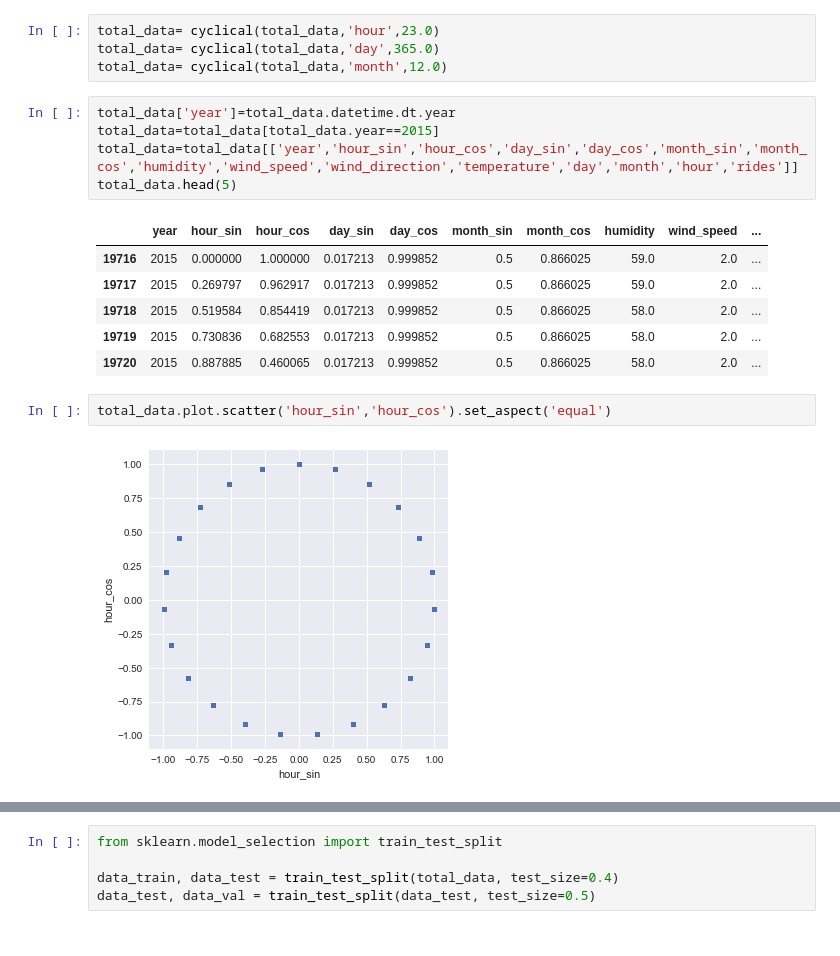
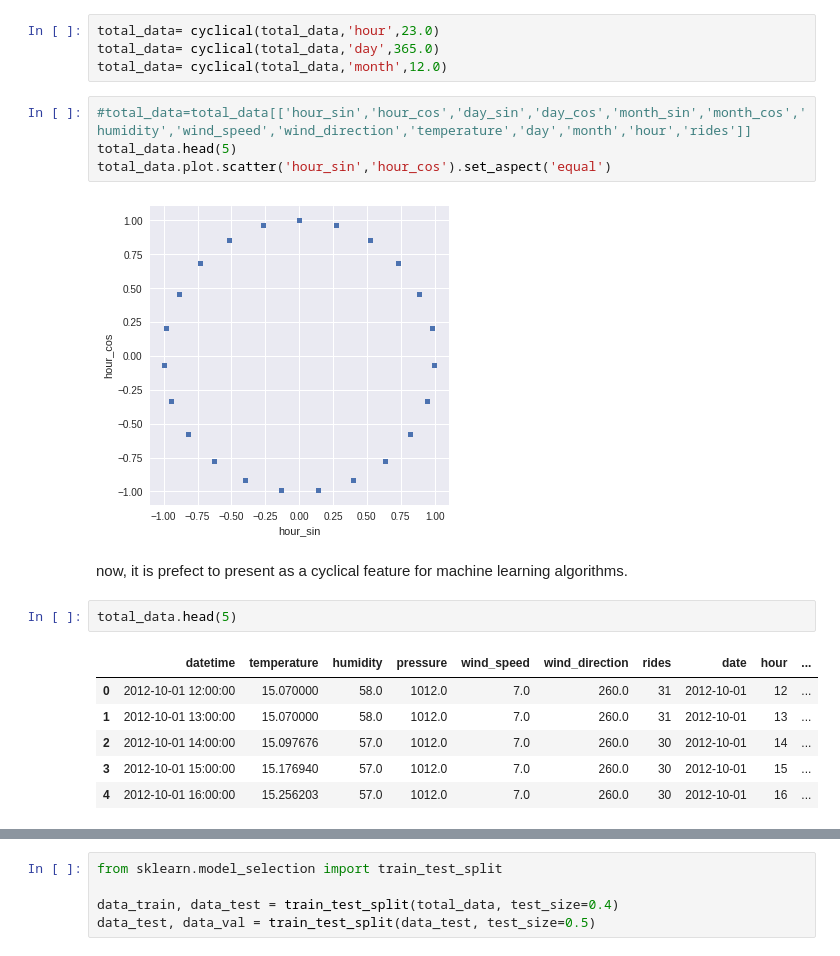
Before and after one commit to Negah20/CEBD1260-ANALITICAL, a Jupyter notebook: project/code/data-cleaning-weather-par2.ipynb, the cells around one changed output, grey strips where cells are left out. Drawn from its saved outputs; the diff is of its cells as text.

```diff
--- a/project/code/data-cleaning-weather-par2.ipynb
+++ b/project/code/data-cleaning-weather-par2.ipynb
@@ -273,18 +267,19 @@ total_data= cyclical(total_data,'hour',23.0)
 total_data= cyclical(total_data,'day',365.0)
 total_data= cyclical(total_data,'month',12.0)
 # %%
-total_data['year']=total_data.datetime.dt.year
-total_data=total_data[total_data.year==2015]
-total_data=total_data[['year','hour_sin','hour_cos','day_sin','day_cos','month_sin','month_cos','humidity','wind_speed','wind_direction','temperature','day','month','hour','rides']]
+#total_data=total_data[['hour_sin','hour_cos','day_sin','day_cos','month_sin','month_cos','humidity','wind_speed','wind_direction','temperature','day','month','hour','rides']]
 total_data.head(5)
+total_data.plot.scatter('hour_sin','hour_cos').set_aspect('equal')
 # %% [output]
-|  | year | hour_sin | hour_cos | day_sin | day_cos | month_sin | month_cos | humidity | wind_speed | ... |
-| 19716 | 2015 | 0.000000 | 1.000000 | 0.017213 | 0.999852 | 0.5 | 0.866025 | 59.0 | 2.0 | ... |
-| 19717 | 2015 | 0.269797 | 0.962917 | 0.017213 | 0.999852 | 0.5 | 0.866025 | 59.0 | 2.0 | ... |
-| 19718 | 2015 | 0.519584 | 0.854419 | 0.017213 | 0.999852 | 0.5 | 0.866025 | 58.0 | 2.0 | ... |
-| 19719 | 2015 | 0.730836 | 0.682553 | 0.017213 | 0.999852 | 0.5 | 0.866025 | 58.0 | 2.0 | ... |
-| 19720 | 2015 | 0.887885 | 0.460065 | 0.017213 | 0.999852 | 0.5 | 0.866025 | 58.0 | 2.0 | ... |
+[figure, added]
-# %%
-total_data.plot.scatter('hour_sin','hour_cos').set_aspect('equal')
-# %% [output]
-[figure, removed]
+# %% [markdown]
+now, it is prefect to present as a cyclical feature for machine learning algorithms.
+# %%
+total_data.head(5)
+# %% [output]
+|  | datetime | temperature | humidity | pressure | wind_speed | wind_direction | rides | date | hour | ... |
+| 0 | 2012-10-01 12:00:00 | 15.070000 | 58.0 | 1012.0 | 7.0 | 260.0 | 31 | 2012-10-01 | 12 | ... |
+| 1 | 2012-10-01 13:00:00 | 15.070000 | 58.0 | 1012.0 | 7.0 | 260.0 | 31 | 2012-10-01 | 13 | ... |
+| 2 | 2012-10-01 14:00:00 | 15.097676 | 57.0 | 1012.0 | 7.0 | 260.0 | 30 | 2012-10-01 | 14 | ... |
+| 3 | 2012-10-01 15:00:00 | 15.176940 | 57.0 | 1012.0 | 7.0 | 260.0 | 30 | 2012-10-01 | 15 | ... |
+| 4 | 2012-10-01 16:00:00 | 15.256203 | 57.0 | 1012.0 | 7.0 | 260.0 | 30 | 2012-10-01 | 16 | ... |
```
Also changed, not shown: parts of 66 cells of this notebook.
